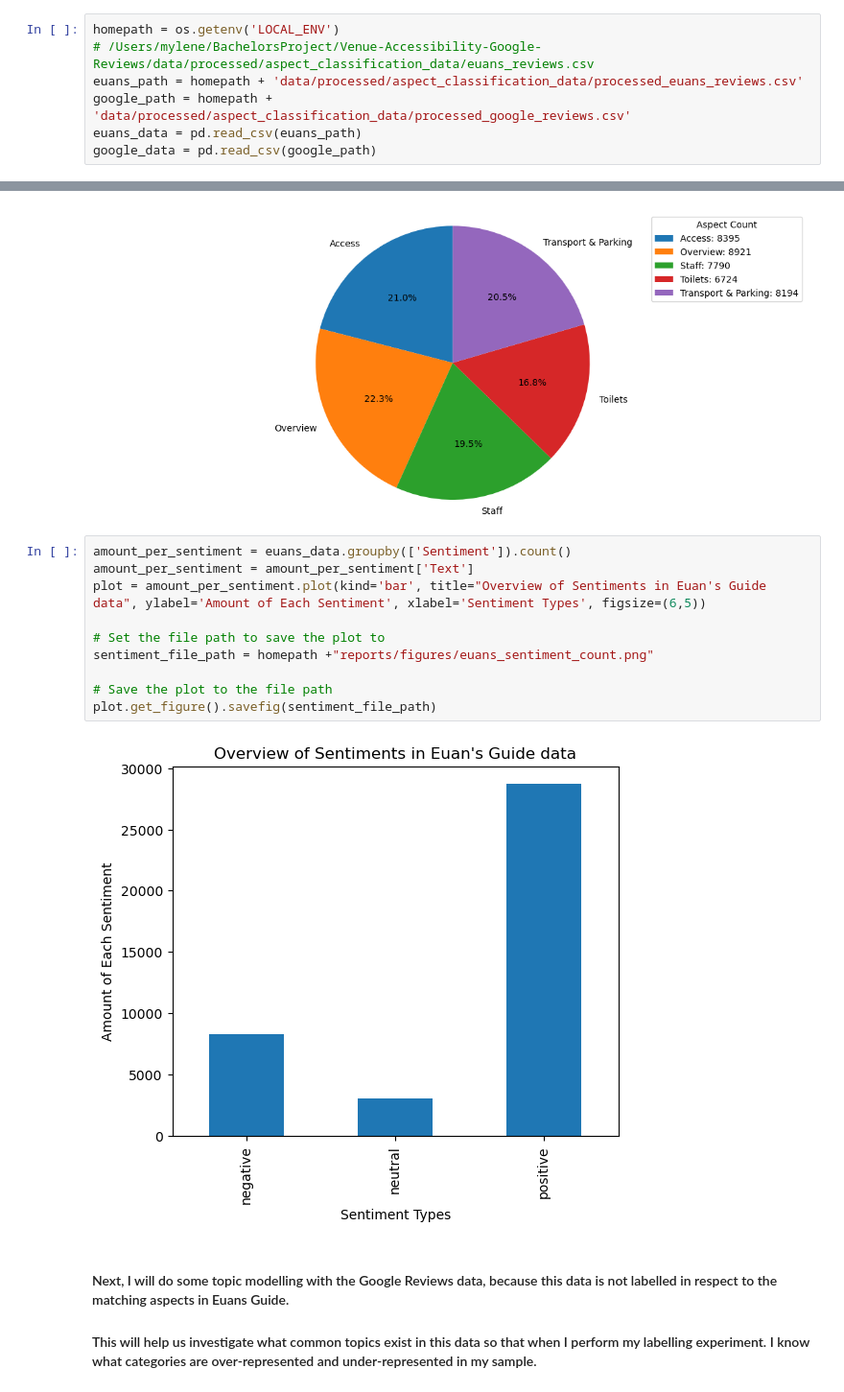
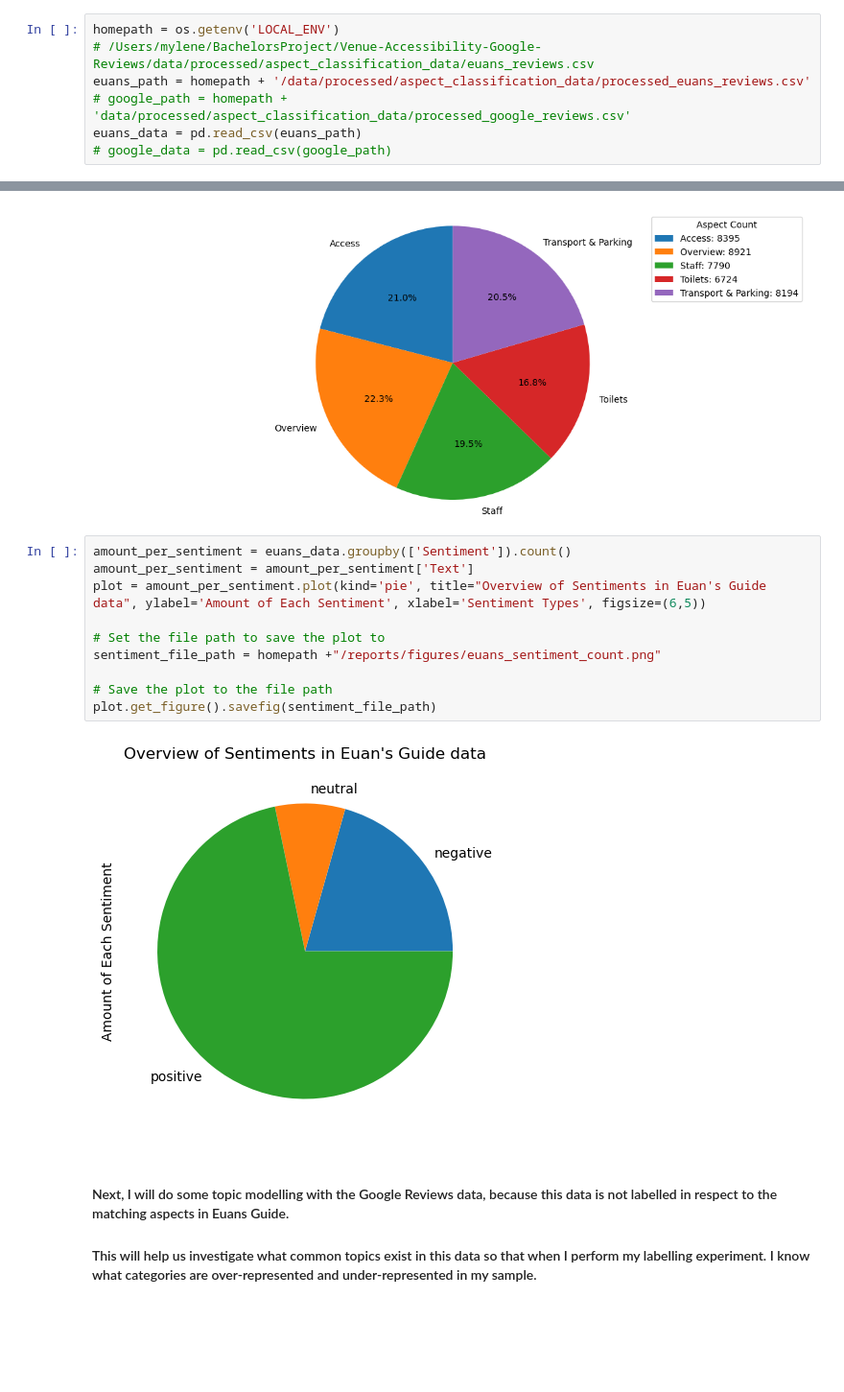
Before and after one commit to Amsterdam-Internships/Venue-Accessibility-Google-Reviews, a Jupyter notebook: notebooks/ExploratoryDataAnalysis.ipynb, the cells around one changed output, grey strips where cells are left out. Shown at 96% size. Cells and saved outputs as stored; diff of their text form; blank space fills up the shorter version.

Commit message:
new graphs

```diff
--- a/notebooks/ExploratoryDataAnalysis.ipynb
+++ b/notebooks/ExploratoryDataAnalysis.ipynb
@@ -27,10 +26,10 @@ from sklearn.cluster import KMeans
 # %%
 homepath = os.getenv('LOCAL_ENV')
 # /Users/mylene/BachelorsProject/Venue-Accessibility-Google-Reviews/data/processed/aspect_classification_data/euans_reviews.csv
-euans_path = homepath + 'data/processed/aspect_classification_data/processed_euans_reviews.csv'
-google_path = homepath + 'data/processed/aspect_classification_data/processed_google_reviews.csv'
+euans_path = homepath + '/data/processed/aspect_classification_data/processed_euans_reviews.csv'
+# google_path = homepath + 'data/processed/aspect_classification_data/processed_google_reviews.csv'
 euans_data = pd.read_csv(euans_path)
-google_data = pd.read_csv(google_path)
+# google_data = pd.read_csv(google_path)
 # %% [markdown]
 # Exploratory Data Analysis
 # %% [markdown]
@@ -67,15 +66,15 @@ plt.savefig(aspects_file_path, bbox_inches='tight')
 # %%
 amount_per_sentiment = euans_data.groupby(['Sentiment']).count()
 amount_per_sentiment = amount_per_sentiment['Text']
-plot = amount_per_sentiment.plot(kind='bar', title="Overview of Sentiments in Euan's Guide data", ylabel='Amount of Each Sentiment', xlabel='Sentiment Types', figsize=(6,5))
+plot = amount_per_sentiment.plot(kind='pie', title="Overview of Sentiments in Euan's Guide data", ylabel='Amount of Each Sentiment', xlabel='Sentiment Types', figsize=(6,5))
 
 # Set the file path to save the plot to
-sentiment_file_path = homepath +"reports/figures/euans_sentiment_count.png"
+sentiment_file_path = homepath +"/reports/figures/euans_sentiment_count.png"
 
 # Save the plot to the file path
 plot.get_figure().savefig(sentiment_file_path)
 # %% [output]
-[figure, old version]
+[figure, new version]
 # %% [markdown]
 #### Next, I will do some topic modelling with the Google Reviews data, because this data is not labelled in respect to the matching aspects in Euans Guide.
 
```
Also changed, not shown: parts of 20 cells of this notebook, 31 other files.
